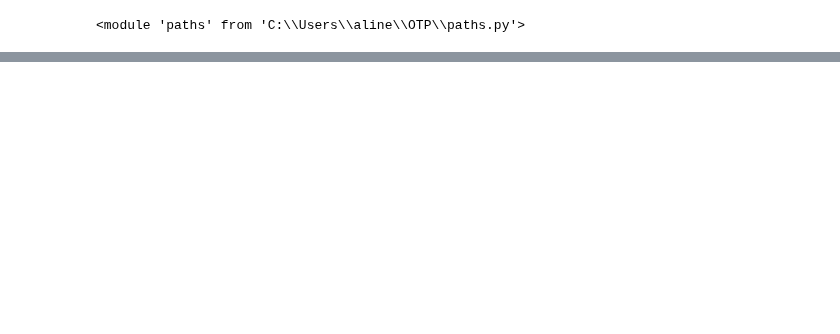
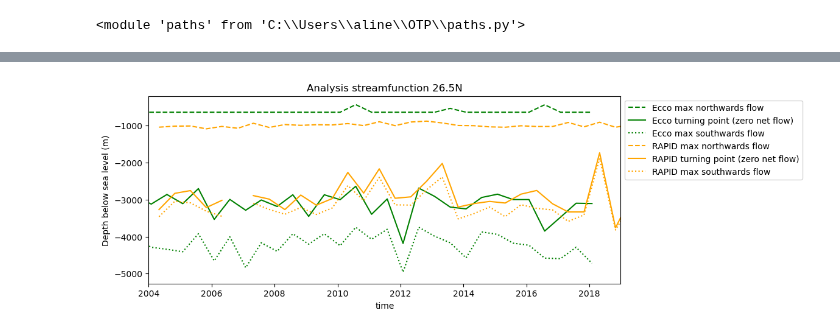
Before and after one commit to ai4er-cdt/OTP, a Jupyter notebook: streamfunction_ecco/bipolar_timeseries.ipynb, the cells around one changed output, grey strips where cells are left out. Saved outputs shown, nothing was run; the diff lists cells and outputs as text; code cells hidden in the pictures; blank space fills up the shorter version.

```diff
--- a/streamfunction_ecco/bipolar_timeseries.ipynb
+++ b/streamfunction_ecco/bipolar_timeseries.ipynb
@@ -195,8 +143,0 @@ plot(PSI_26)
-# %%
-max_indices = PSI_26['psi_moc'].argmax(dim='k')
-depth_max_values = ecco_grid['Z'].isel(k=max_indices)
-PSI_26['depth_max'] = depth_max_values
-
-min_indices = PSI_26['psi_moc'].argmin(dim='k')
-depth_min_values = ecco_grid['Z'].isel(k=min_indices)
-PSI_26['depth_min'] = depth_min_values
@@ -292,0 +229,4 @@ PSI_MAX_DENS_60 = strf_custom_utils.get_PSI_at_max_density_level(PSI_60, max=Tru
+# %%
+plot_6_cells(psi_ecco_resampled, psi_rapid_resampled, latitude='26.5N')
+# %% [output]
+[figure, added]
```
Also changed, not shown: parts of 24 cells of this notebook, 2 other files.
